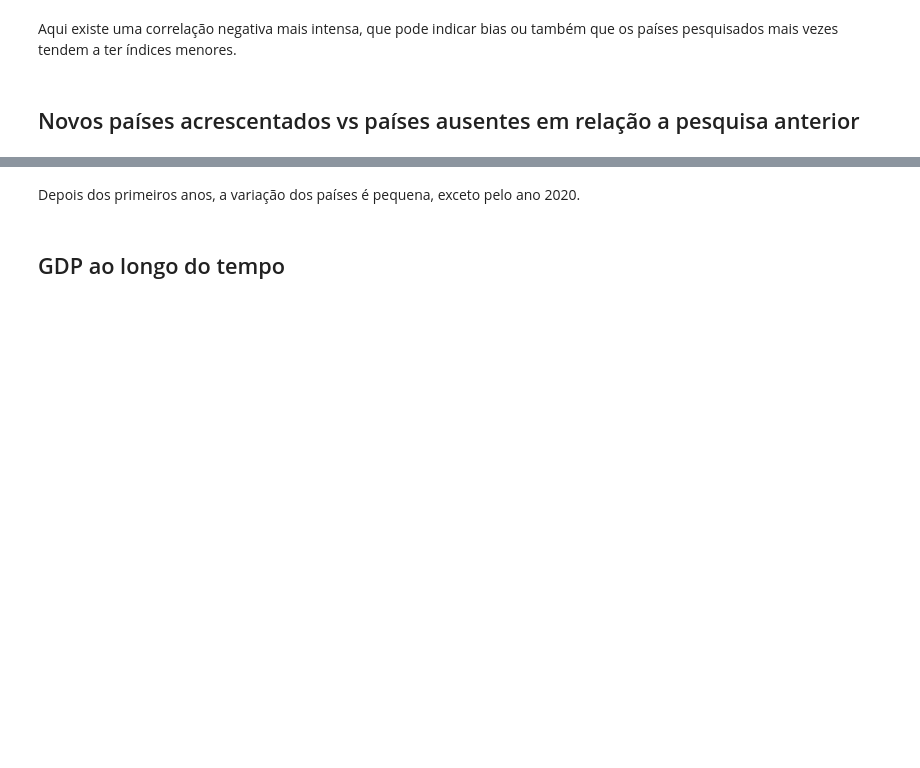
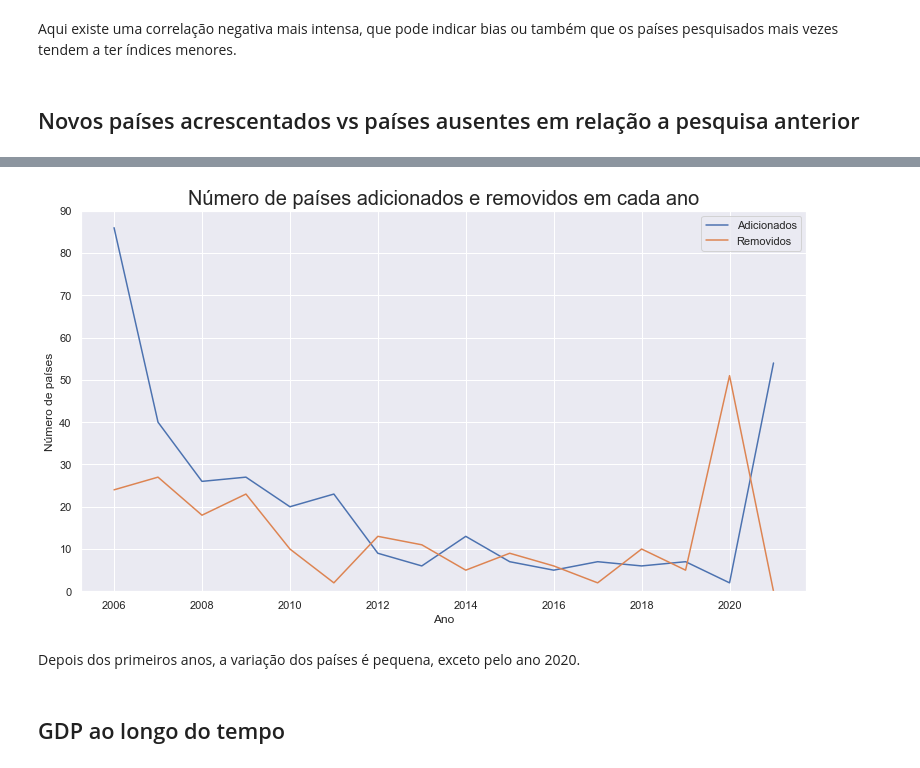
Before and after one commit to SalatielBairros/world-happiness-report, a Jupyter notebook: analysis/MultivariateAnalysis.ipynb, the cells around one changed output, grey strips where cells are left out. Drawn from its saved outputs; the diff is of its cells as text; code cells hidden in the pictures; blank space fills up the shorter version.

```diff
--- a/analysis/MultivariateAnalysis.ipynb
+++ b/analysis/MultivariateAnalysis.ipynb
@@ -85,11 +137,15 @@ result
 # %%
-sns.set(rc={'figure.figsize':(15,10)})
+sns.set(rc={'figure.figsize':(13,7)})
 sns.lineplot(data=result, x='year', y='n_added_countries')
 sns.lineplot(data=result, x='year', y='n_absent_countries')
-plt.title('Número de países adicionados e removidos em cada ano')
+plt.title('Número de países adicionados e removidos em cada ano', fontsize=20)
 plt.xlabel('Ano')
 plt.ylabel('Número de países')
+plt.legend(['Adicionados', 'Removidos'])
+plt.ylim(0, 90)
 plt.show()
+# %% [output]
+[figure, added]
 # %% [markdown]
 Depois dos primeiros anos, a variação dos países é pequena, exceto pelo ano 2020.
 # %% [markdown]
```
Also changed, not shown: parts of 44 cells of this notebook, 10 other files.
